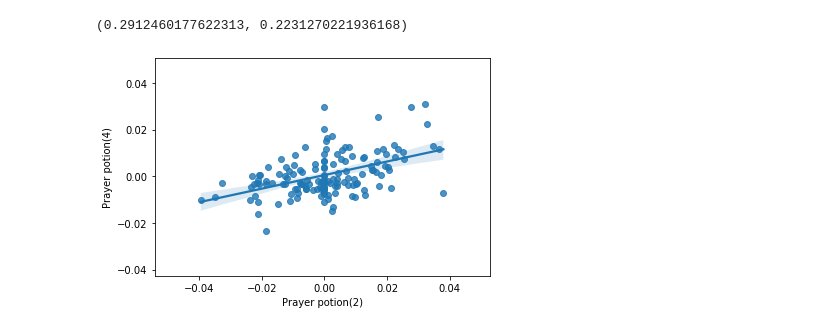
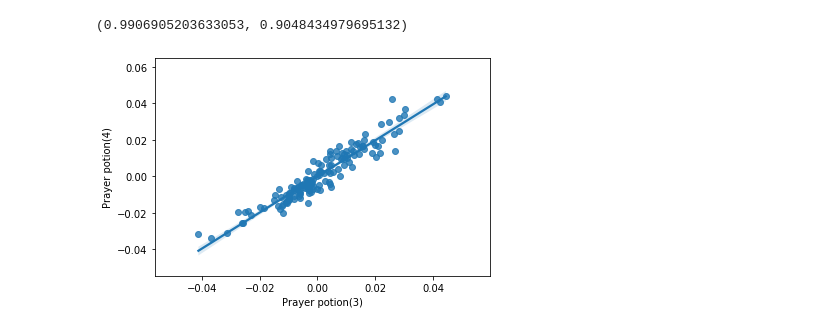
Before and after one commit to durumu/osrs-prediction, a Jupyter notebook: osrs.ipynb, the cells around one changed output. Drawn from its saved outputs; the diff is of its cells as text; code cells hidden in the pictures.

```diff
--- a/osrs.ipynb
+++ b/osrs.ipynb
@@ -5,6 +5,9 @@ import matplotlib.pyplot as plt
 import seaborn as sns
 import os
 import requests
+
+START_DATE = '2017-01-01'
+END_DATE = '2019-01-01'
 # %%
 def make_frame(content):
     prices = {}
@@ -112,9 +115,9 @@ def prices(item_name):
     price = fetch(item_name)['price'].dropna()
     return price
 
-def returns(item_name):
+def returns(item_name, lookback = 2):
     price = prices(item_name)
-    return ((price - price.shift(1)) / price).dropna()
+    return ((price - price.shift(lookback)) / price).dropna()
 
 def gold_traded(item_name):
     prices = fetch(item_name)['price']
@@ -122,22 +125,16 @@ def gold_traded(item_name):
     return (prices * volumes).dropna()
 # %%
 def clean_returns(item_name):
-    raw_returns = returns(item_name)
+    raw_returns = returns(item_name, lookback = 2)
     # set to zero mean and remove crazy outliers
     cleaned_returns = remove_outliers(demean(raw_returns), sigma = 4)
     # keep 2019 and beyond pristine
-    cleaned_returns = limit_to_dates(cleaned_returns, end_before = '2019-01-01')
+    cleaned_returns = limit_to_dates(cleaned_returns, start_on = START_DATE, end_before = END_DATE)
     return cleaned_returns
 
 def clean_prices(item_name):
     raw_prices = prices(item_name)
-    cleaned_prices = limit_to_dates(raw_prices, end_before = '2019-01-01')
-    if item_name[-1] == ')':
-        try:
-            count = int(item_name.split('(')[-1].rstrip(')'))
-            cleaned_prices /= count
-        except:
-            pass
+    cleaned_prices = limit_to_dates(raw_prices, start_on = START_DATE, end_before = END_DATE)
     return cleaned_prices
 
 def percent_prices(item_name):
@@ -146,31 +177,20 @@ def percent_prices(item_name):
 # %%
-from sklearn.linear_model import LinearRegression
-from sklearn.metrics import r2_score
-
-def to_2d_array(df):
-    if type(df) is pd.Series:
-        return df.values.reshape(-1, 1)
-    elif type(df) is pd.DataFrame:
-        return df.values
-    else:
-        return df
-
 def beta(pred_names, resp_name, plot = False, func = clean_returns):
     if type(pred_names) is not list:
         pred_names = [pred_names]
 
-    resp = func(resp_name)
+    resp = func(resp_name).rename(resp_name)
     pred_list = [func(pred_name).rename(pred_name) for pred_name in pred_names]
 
-    common_index = resp.index
-    for pred in pred_list:
-        common_index &= pred.index
+    index = common_index(resp, *pred_list)
 
-    pred = pd.concat(pred_list, axis = 1).reindex(common_index)
-    resp = resp.reindex(common_index).rename(resp_name)
+    pred = pd.concat(pred_list, axis = 1).reindex(index)
+    resp = resp.reindex(index)
 
     X = to_2d_array(pred)
     y = to_2d_array(resp)
+
+    X, y = get_X_and_y(pred_names, resp_name, pred_func = func, resp_func = func)
 
     model = LinearRegression(fit_intercept = True)
     model.fit(X, y)
@@ -186,12 +206,11 @@ def beta(pred_names, resp_name, plot = False, func = clean_returns):
     return betas, r2
 
 def plot_over_time(*item_names, func = clean_prices):
-    print(item_names)
     frame = pd.concat([func(item_name).rename(item_name) for item_name in item_names], axis = 1)
     frame.plot()
 # %%
 func_to_plot = lambda item_name : limit_to_dates(returns(item_name), '2018-08-01', '2019-01-01')
-beta('Prayer potion(2)', 'Prayer potion(4)', func = func_to_plot, plot = True)
+beta('Prayer potion(3)', 'Prayer potion(4)', func = func_to_plot, plot = True)
 # %% [output]
-(0.2912460177622313, 0.2231270221936168)
+(0.9906905203633053, 0.9048434979695132)
-[figure, old version]
+[figure, new version]
```
Also changed, not shown: parts of 7 cells of this notebook, 7 other files.
